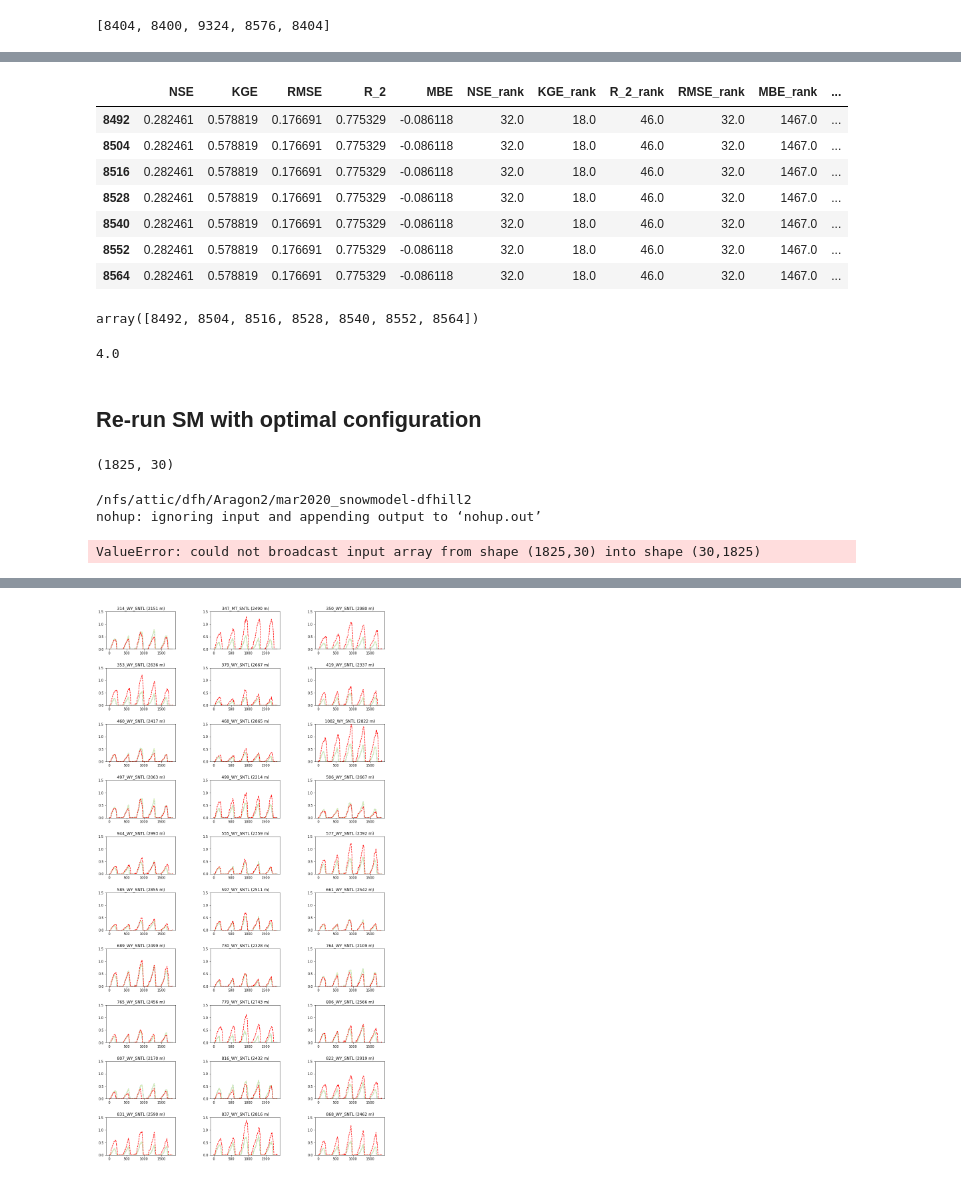
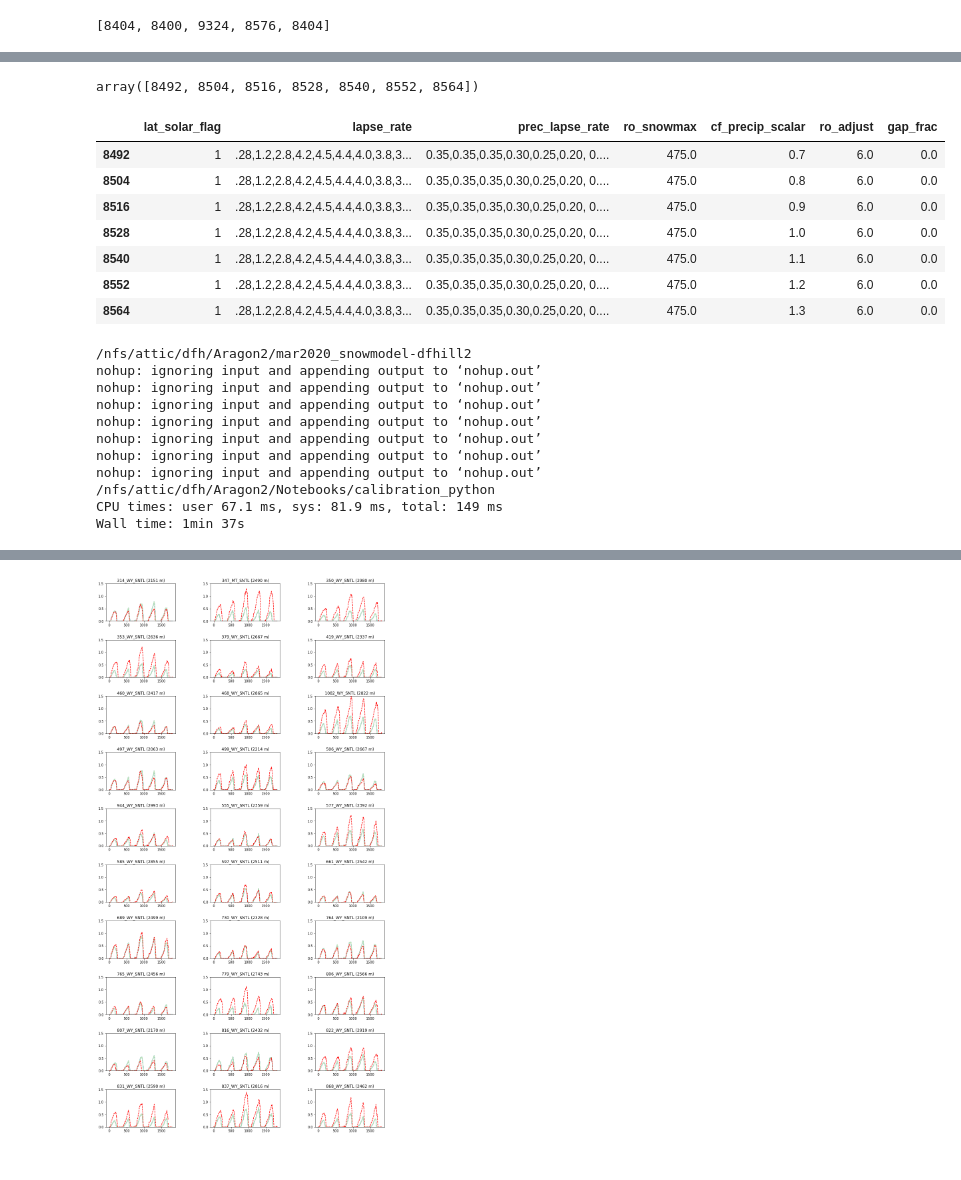
Before and after one commit to snowmodel-tools/calibration_python, a Jupyter notebook: Calibration_postprocess.ipynb, the cells around one changed output, grey strips where cells are left out. Cells and saved outputs as stored; diff of their text form; code cells hidden in the pictures.

```diff
--- a/Calibration_postprocess.ipynb
+++ b/Calibration_postprocess.ipynb
@@ -229,11 +369,0 @@ dataav
-# %%
-dataav[(dataav['score_rank']==min(dataav['score_rank']))|(dataav['score_rank']==(min(dataav['score_rank']+1)))|(dataav['score_rank']==(min(dataav['score_rank']+2)))]
-# %% [output]
-|  | NSE | KGE | RMSE | R_2 | MBE | NSE_rank | KGE_rank | R_2_rank | RMSE_rank | MBE_rank | ... |
-| 8492 | 0.282461 | 0.578819 | 0.176691 | 0.775329 | -0.086118 | 32.0 | 18.0 | 46.0 | 32.0 | 1467.0 | ... |
-| 8504 | 0.282461 | 0.578819 | 0.176691 | 0.775329 | -0.086118 | 32.0 | 18.0 | 46.0 | 32.0 | 1467.0 | ... |
-| 8516 | 0.282461 | 0.578819 | 0.176691 | 0.775329 | -0.086118 | 32.0 | 18.0 | 46.0 | 32.0 | 1467.0 | ... |
-| 8528 | 0.282461 | 0.578819 | 0.176691 | 0.775329 | -0.086118 | 32.0 | 18.0 | 46.0 | 32.0 | 1467.0 | ... |
-| 8540 | 0.282461 | 0.578819 | 0.176691 | 0.775329 | -0.086118 | 32.0 | 18.0 | 46.0 | 32.0 | 1467.0 | ... |
-| 8552 | 0.282461 | 0.578819 | 0.176691 | 0.775329 | -0.086118 | 32.0 | 18.0 | 46.0 | 32.0 | 1467.0 | ... |
-| 8564 | 0.282461 | 0.578819 | 0.176691 | 0.775329 | -0.086118 | 32.0 | 18.0 | 46.0 | 32.0 | 1467.0 | ... |
@@ -253,7 +376,0 @@ label.append(dataav['score_rank'])
-# %%
-ins=dataav['score_rank'][top_params].values
-ins[1]
-# %% [output]
-4.0
-# %% [markdown]
-## Re-run SM with optimal configuration
@@ -334,22 +377,29 @@ def get_mod_output_line(inFile):
-# %%
-mod_swe = get_mod_output_line(sweFile)
-np.shape(mod_swe)
-# %% [output]
-(1825, 30)
+# %%
+#the parameters for the top performing runs
+toprank = calibration.iloc[top_params]
+#toprank = dataav.iloc[top_params]
+toprank
+# %% [output]
+|  | lat_solar_flag | lapse_rate | prec_lapse_rate | ro_snowmax | cf_precip_scalar | ro_adjust | gap_frac |
+| 8492 | 1 | .28,1.2,2.8,4.2,4.5,4.4,4.0,3.8,3... | 0.35,0.35,0.35,0.30,0.25,0.20, 0.... | 475.0 | 0.7 | 6.0 | 0.0 |
+| 8504 | 1 | .28,1.2,2.8,4.2,4.5,4.4,4.0,3.8,3... | 0.35,0.35,0.35,0.30,0.25,0.20, 0.... | 475.0 | 0.8 | 6.0 | 0.0 |
+| 8516 | 1 | .28,1.2,2.8,4.2,4.5,4.4,4.0,3.8,3... | 0.35,0.35,0.35,0.30,0.25,0.20, 0.... | 475.0 | 0.9 | 6.0 | 0.0 |
+| 8528 | 1 | .28,1.2,2.8,4.2,4.5,4.4,4.0,3.8,3... | 0.35,0.35,0.35,0.30,0.25,0.20, 0.... | 475.0 | 1.0 | 6.0 | 0.0 |
+| 8540 | 1 | .28,1.2,2.8,4.2,4.5,4.4,4.0,3.8,3... | 0.35,0.35,0.35,0.30,0.25,0.20, 0.... | 475.0 | 1.1 | 6.0 | 0.0 |
+| 8552 | 1 | .28,1.2,2.8,4.2,4.5,4.4,4.0,3.8,3... | 0.35,0.35,0.35,0.30,0.25,0.20, 0.... | 475.0 | 1.2 | 6.0 | 0.0 |
+| 8564 | 1 | .28,1.2,2.8,4.2,4.5,4.4,4.0,3.8,3... | 0.35,0.35,0.35,0.30,0.25,0.20, 0.... | 475.0 | 1.3 | 6.0 | 0.0 |
 # %%
 %%time
 %cd /nfs/attic/dfh/Aragon2/mar2020_snowmodel-dfhill2/
 
-top_swe = np.empty([np.shape(out)[1],np.shape(gdf)[0],num_sim_days])
-for i in range(np.shape(out)[1]):
-    edit_par(base,'lat_solar_flag',calibration.lat_solar_flag[out[0][i]])
-#     edit_par(base,'use_shortwave_obs',calibration.use_shortwave_obs[out[0][i]])
-#     edit_par(base,'use_longwave_obs',calibration.use_longwave_obs[out[0][i]])
-    edit_par(base,'lapse_rate',calibration.lapse_rate[out[0][i]])
-    edit_par(base,'prec_lapse_rate',calibration.prec_lapse_rate[out[0][i]])
-    edit_par(base,'ro_snowmax',calibration.ro_snowmax[out[0][i]])
-    edit_par(base,'cf_precip_scalar',calibration.cf_precip_scalar[out[0][i]])
-    edit_par(base,'ro_adjust',calibration.ro_adjust[out[0][i]])
+top_swe = np.empty([len(top_params),num_sim_days,np.shape(gdf)[0]])
+for i in range(len(top_params)):
+    edit_par(base,'lat_solar_flag',calibration.lat_solar_flag[top_params[i]])
+    edit_par(base,'lapse_rate',calibration.lapse_rate[top_params[i]])
+    edit_par(base,'prec_lapse_rate',calibration.prec_lapse_rate[top_params[i]])
+    edit_par(base,'ro_snowmax',calibration.ro_snowmax[top_params[i]])
+    edit_par(base,'cf_precip_scalar',calibration.cf_precip_scalar[top_params[i]])
+    edit_par(base,'ro_adjust',calibration.ro_adjust[top_params[i]])
     ! nohup ./snowmodel
     mod_swe = get_mod_output_line(sweFile)
     top_swe[i,:,:] = mod_swe
@@ -358,4 +408,12 @@ for i in range(np.shape(out)[1]):
 # %% [output]
 /nfs/attic/dfh/Aragon2/mar2020_snowmodel-dfhill2
 nohup: ignoring input and appending output to ‘nohup.out’
+nohup: ignoring input and appending output to ‘nohup.out’
+nohup: ignoring input and appending output to ‘nohup.out’
+nohup: ignoring input and appending output to ‘nohup.out’
+nohup: ignoring input and appending output to ‘nohup.out’
+nohup: ignoring input and appending output to ‘nohup.out’
+nohup: ignoring input and appending output to ‘nohup.out’
+/nfs/attic/dfh/Aragon2/Notebooks/calibration_python
+CPU times: user 67.1 ms, sys: 81.9 ms, total: 149 ms
+Wall time: 1min 37s
-ValueError: could not broadcast input array from shape (1825,30) into shape (30,1825)
```
Also changed, not shown: parts of 57 cells of this notebook.
